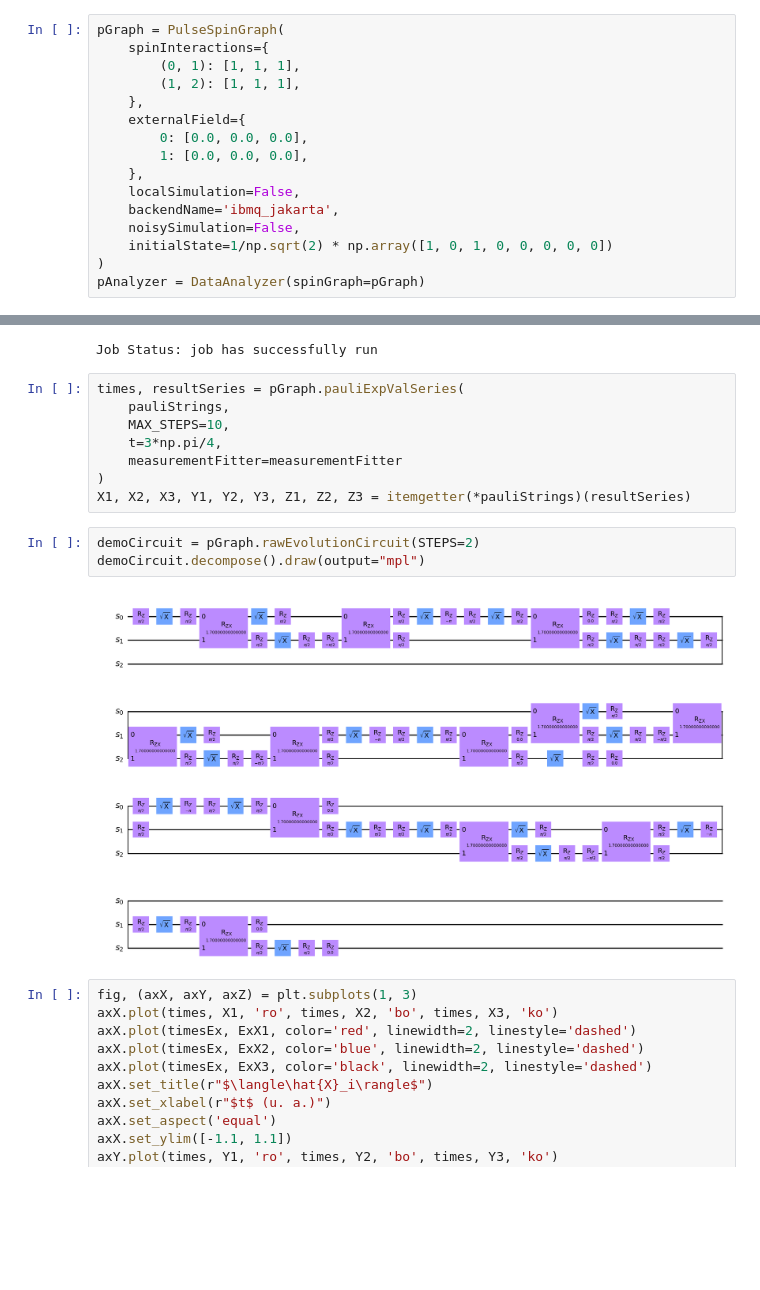
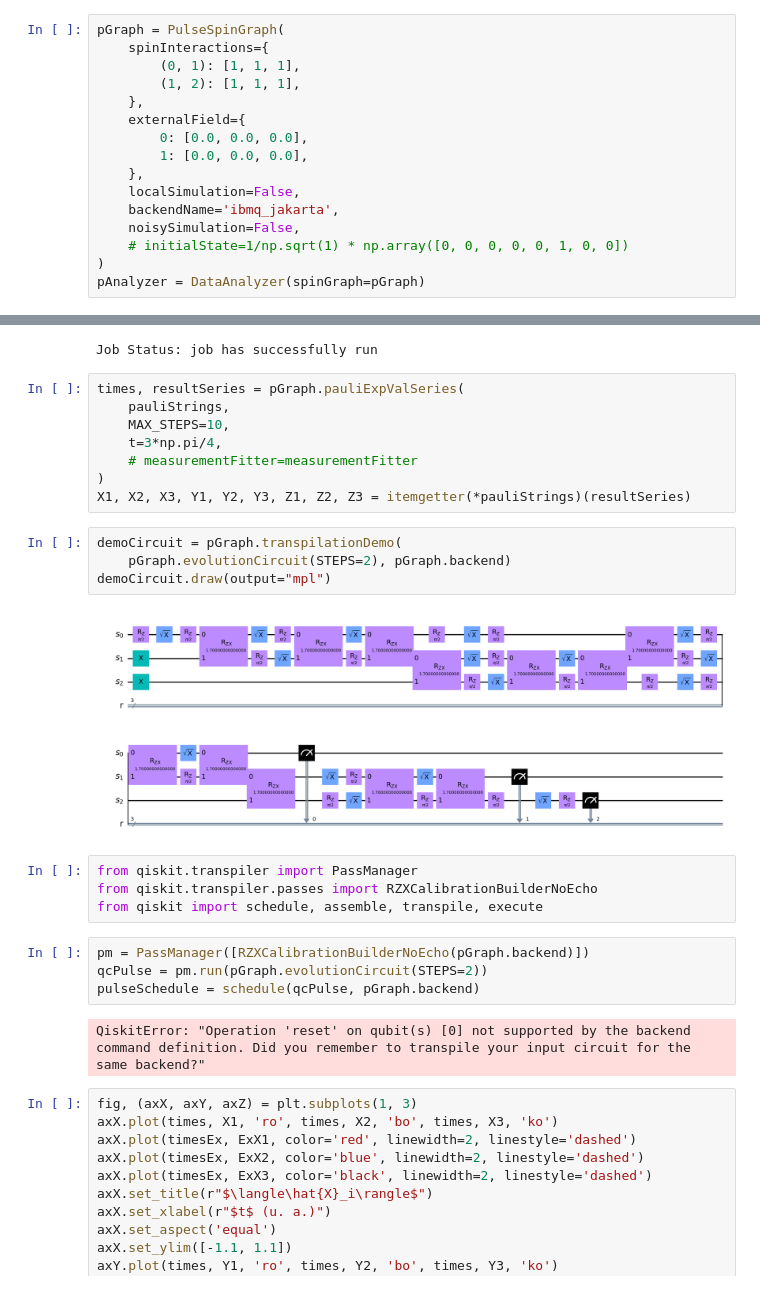
Before and after one commit to DiegoHerrera262/Thesis2020, a Jupyter notebook: PyHeisenberg/Benchmarking.ipynb, the cells around one changed output, grey strips where cells are left out. Saved outputs shown, nothing was run; the diff lists cells and outputs as text; blank space fills up the shorter version.

Commit message:
feature: improved initialization for default state

```diff
--- a/PyHeisenberg/Benchmarking.ipynb
+++ b/PyHeisenberg/Benchmarking.ipynb
@@ -337,7 +337,7 @@ pGraph = PulseSpinGraph(
     localSimulation=False,
     backendName='ibmq_jakarta',
     noisySimulation=False,
-    initialState=1/np.sqrt(2) * np.array([1, 0, 1, 0, 0, 0, 0, 0])
+    # initialState=1/np.sqrt(1) * np.array([0, 0, 0, 0, 0, 1, 0, 0])
 )
 pAnalyzer = DataAnalyzer(spinGraph=pGraph)
 # %%
@@ -357,14 +357,25 @@ times, resultSeries = pGraph.pauliExpValSeries(
     pauliStrings,
     MAX_STEPS=10,
     t=3*np.pi/4,
-    measurementFitter=measurementFitter
+    # measurementFitter=measurementFitter
 )
 X1, X2, X3, Y1, Y2, Y3, Z1, Z2, Z3 = itemgetter(*pauliStrings)(resultSeries)
 # %%
-demoCircuit = pGraph.rawEvolutionCircuit(STEPS=2)
-demoCircuit.decompose().draw(output="mpl")
+demoCircuit = pGraph.transpilationDemo(
+    pGraph.evolutionCircuit(STEPS=2), pGraph.backend)
+demoCircuit.draw(output="mpl")
 # %% [output]
-[figure, old version]
+[figure, new version]
+# %%
+from qiskit.transpiler import PassManager
+from qiskit.transpiler.passes import RZXCalibrationBuilderNoEcho
+from qiskit import schedule, assemble, transpile, execute
+# %%
+pm = PassManager([RZXCalibrationBuilderNoEcho(pGraph.backend)])
+qcPulse = pm.run(pGraph.evolutionCircuit(STEPS=2))
+pulseSchedule = schedule(qcPulse, pGraph.backend)
+# %% [output]
+QiskitError: "Operation 'reset' on qubit(s) [0] not supported by the backend command definition. Did you remember to transpile your input circuit for the same backend?"
 # %%
 fig, (axX, axY, axZ) = plt.subplots(1, 3)
 axX.plot(times, X1, 'ro', times, X2, 'bo', times, X3, 'ko')
```
Also changed, not shown: parts of 3 cells of this notebook, 2 other files.
